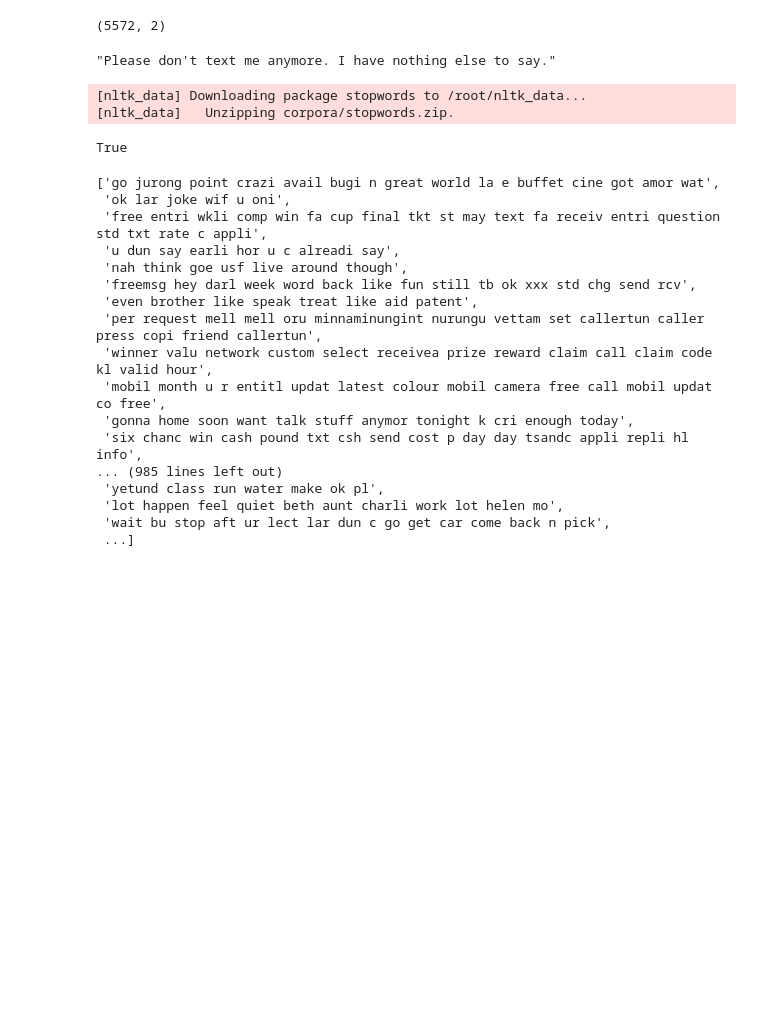
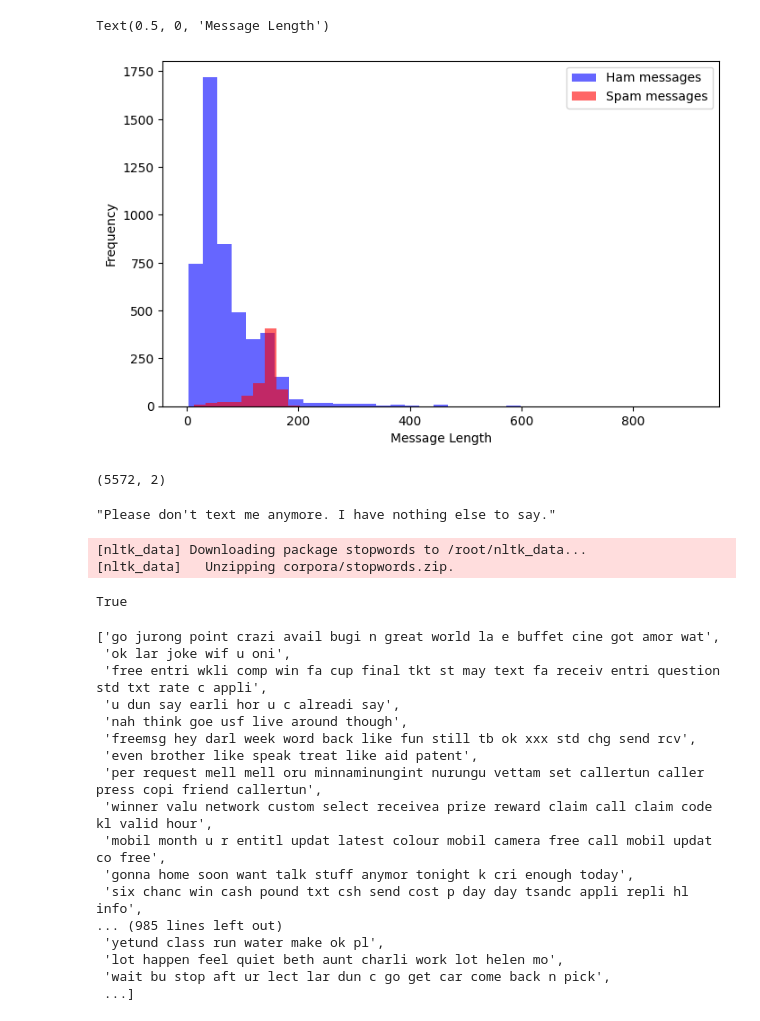
Before and after one commit to HiyaJain22/Projects, a Jupyter notebook: spam_ham_classification.ipynb, the cells around one changed output. Saved outputs shown, nothing was run; the diff lists cells and outputs as text; code cells hidden in the pictures; blank space fills up the shorter version.

```diff
--- a/spam_ham_classification.ipynb
+++ b/spam_ham_classification.ipynb
@@ -25,0 +26,3 @@ messages
+# %%
+messages['message_len'] = messages.message.apply(len)
+messages.head()
@@ -26,3 +36,16 @@ messages
+# %%
+import matplotlib.pyplot as plt
+plt.figure(figsize=(8, 5))
+
+messages[messages.label=='ham'].message_len.plot(bins=35, kind='hist', color='blue',
+                                       label='Ham messages', alpha=0.6)
+messages[messages.label=='spam'].message_len.plot(kind='hist', color='red',
+                                       label='Spam messages', alpha=0.6)
+plt.legend()
+plt.xlabel("Message Length")
+# %% [output]
+Text(0.5, 0, 'Message Length')
+[figure, added]
 # %%
 messages.shape
 # %% [output]
```
Also changed, not shown: parts of 5 cells of this notebook.
